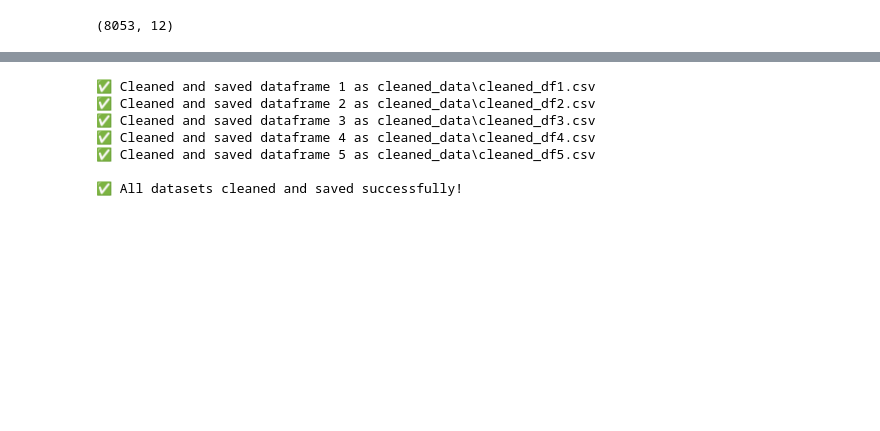
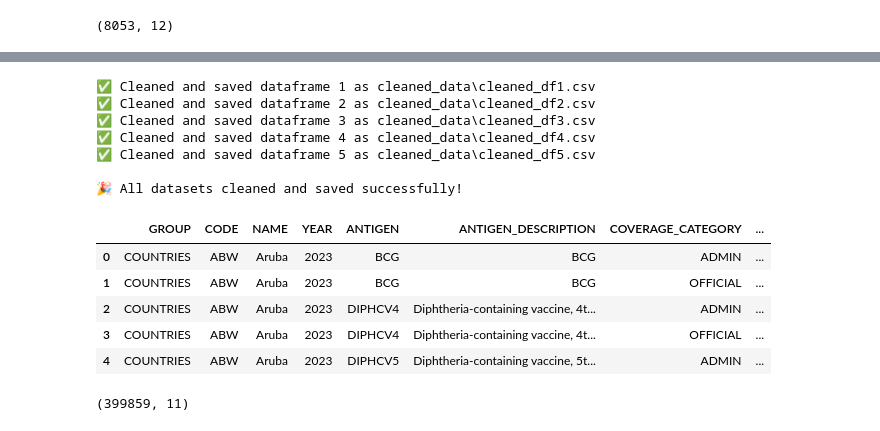
Before and after one commit to Pujakumari1202/Vaccination--Project-2-, a Jupyter notebook: Vaccination file.ipynb, the cells around one changed output, grey strips where cells are left out. Drawn from its saved outputs; the diff is of its cells as text; code cells hidden in the pictures; blank space fills up the shorter version.

Commit message:
upload the ipynb file for cleaning dataset

```diff
--- a/Vaccination file.ipynb
+++ b/Vaccination file.ipynb
@@ -104,67 +112,72 @@ df5.shape
 # %%
 import pandas as pd
 import os
+import re
 
-# List all original dataframes
+# Your raw DataFrames
 datasets = [df1, df2, df3, df4, df5]
 cleaned_datasets = []
 
-# 1. Create output directory
+# Output directory
 output_dir = "cleaned_data"
 os.makedirs(output_dir, exist_ok=True)
 
-# 2. Clean datasets and save to files
-for i, df in enumerate(datasets, start=1):
-    # Create working copy
+def clean_dataframe(df, i):
+    # 1. Make copy
     df_clean = df.copy()
 
-    # Handle Missing Data
+    # 2. Standardize column names (remove spaces, upper case, underscores)
+    df_clean.columns = (
+        df_clean.columns
+        .str.strip()
+        .str.upper()
+        .str.replace(r'[^A-Z0-9]+', '_', regex=True)
+    )
+
+    # 3. Replace empty strings with NaN
     df_clean = df_clean.replace(r'^\s*$', pd.NA, regex=True)
 
-    # Impute numerical columns with median
+    # 4. Impute missing values
     num_cols = df_clean.select_dtypes(include='number').columns
     for col in num_cols:
         df_clean[col] = df_clean[col].fillna(df_clean[col].median())
 
-    # Impute categorical columns with mode
     cat_cols = df_clean.select_dtypes(exclude='number').columns
     for col in cat_cols:
         mode_value = df_clean[col].mode()
         if not mode_value.empty:
-            df_clean[col] = df_clean[col].fillna(mode_value)
+            df_clean[col] = df_clean[col].fillna(mode_value[0])
 
-    # Normalize Units (customize with your specific conversions)
-    unit_conversions = {
-        # Example conversions (uncomment and modify as needed):
-        # 'coverage': (0.01, 'decimal'),
-        # 'reported_cases': (1000, 'thousands'),
-    }
+    # 5. Parse date-like columns safely (exclude YEAR)
+    date_like = [col for col in df_clean.columns if "DATE" in col]
+    for col in date_like:
+        try:
+            df_clean[col] = pd.to_datetime(df_clean[col])
+        except (ValueError, TypeError):
+            continue
 
-    for col, (factor, new_name) in unit_conversions.items():
-        if col in df_clean.columns:
-            df_clean[col] = df_clean[col] * factor
-            df_clean = df_clean.rename(columns={col: f"{col}_{new_name}"})
+    # 6. Ensure YEAR stays integer if present
+    if "YEAR" in df_clean.columns:
+        df_clean["YEAR"] = pd.to_numeric(df_clean["YEAR"], errors="coerce").astype("Int64")
 
-    # Date Consistency
-    date_cols = [col for col in df_clean.columns if 'date' in col.lower()]
-    for col in date_cols:
-        df_clean[col] = pd.to_datetime(df_clean[col], errors='coerce')
-
-    # Remove duplicates
+    # 7. Remove duplicates
     df_clean = df_clean.drop_duplicates()
 
-    # Save cleaned dataframe
+    # 8. Save to CSV
     filename = os.path.join(output_dir, f"cleaned_df{i}.csv")
     df_clean.to_csv(filename, index=False)
     print(f"✅ Cleaned and saved dataframe {i} as {filename}")
 
-    # Add to cleaned datasets list
-    cleaned_datasets.append(df_clean)
+    return df_clean
 
-# 3. Assign cleaned versions to variables
+# Apply cleaning to all datasets
+for i, df in enumerate(datasets, start=1):
+    cleaned_datasets.append(clean_dataframe(df, i))
+
+# Assign cleaned versions
 df1_clean, df2_clean, df3_clean, df4_clean, df5_clean = cleaned_datasets
 
-print("\n✅ All datasets cleaned and saved successfully!")
+print("\n🎉 All datasets cleaned and saved successfully!")
 # %% [output]
 ✅ Cleaned and saved dataframe 1 as cleaned_data\cleaned_df1.csv
 ✅ Cleaned and saved dataframe 2 as cleaned_data\cleaned_df2.csv
@@ -172,4 +185,17 @@ print("\n✅ All datasets cleaned and saved successfully!")
 ✅ Cleaned and saved dataframe 4 as cleaned_data\cleaned_df4.csv
 ✅ Cleaned and saved dataframe 5 as cleaned_data\cleaned_df5.csv
 
-✅ All datasets cleaned and saved successfully!
+🎉 All datasets cleaned and saved successfully!
+# %%
+df1_clean.head()
+# %% [output]
+|  | GROUP | CODE | NAME | YEAR | ANTIGEN | ANTIGEN_DESCRIPTION | COVERAGE_CATEGORY | ... |
+| 0 | COUNTRIES | ABW | Aruba | 2023 | BCG | BCG | ADMIN | ... |
+| 1 | COUNTRIES | ABW | Aruba | 2023 | BCG | BCG | OFFICIAL | ... |
+| 2 | COUNTRIES | ABW | Aruba | 2023 | DIPHCV4 | Diphtheria-containing vaccine, 4t... | ADMIN | ... |
+| 3 | COUNTRIES | ABW | Aruba | 2023 | DIPHCV4 | Diphtheria-containing vaccine, 4t... | OFFICIAL | ... |
+| 4 | COUNTRIES | ABW | Aruba | 2023 | DIPHCV5 | Diphtheria-containing vaccine, 5t... | ADMIN | ... |
+# %%
+df1_clean.shape
+# %% [output]
+(399859, 11)
```
Also changed, not shown: parts of 6 cells of this notebook.
